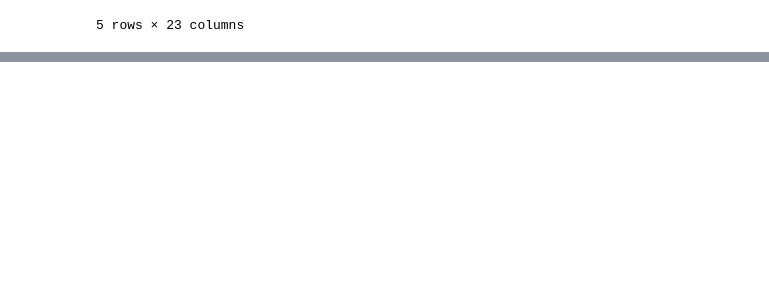
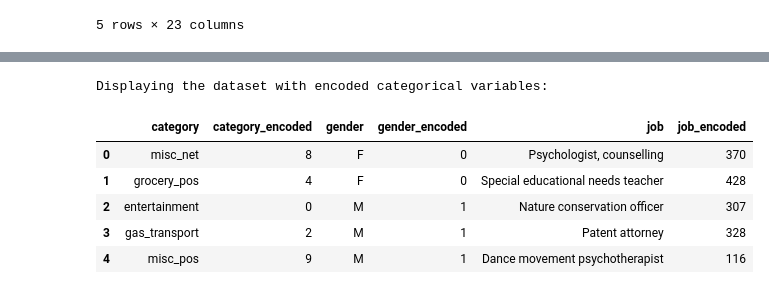
Before and after one commit to EDMMaster/FraudDetection, a Jupyter notebook: main.ipynb, the cells around one changed output, grey strips where cells are left out. Drawn from its saved outputs; the diff is of its cells as text; code cells hidden in the pictures; blank space fills up the shorter version.

```diff
--- a/main.ipynb
+++ b/main.ipynb
@@ -55,0 +65,12 @@ fraud_test_df.head()
+# %%
+from sklearn.preprocessing import LabelEncoder
+
+# Encoding categorical features
+label_encoder = LabelEncoder()
+fraud_train_df['category_encoded'] = label_encoder.fit_transform(fraud_train_df['category'])
+fraud_train_df['gender_encoded'] = label_encoder.fit_transform(fraud_train_df['gender'])
+fraud_train_df['job_encoded'] = label_encoder.fit_transform(fraud_train_df['job'])
+# Display the dataset to verify the new date-related columns
+print("\nDisplaying the dataset after extracting date features:")
+display(fraud_train_df[['trans_date_trans_time', 'transaction_year', 'transaction_month',
+                        'transaction_day', 'transaction_hour', 'transaction_dayofweek']].head())
@@ -55,0 +85,20 @@ fraud_test_df.head()
+# %%
+from sklearn.preprocessing import StandardScaler
+
+# Selecting numerical features to scale
+numerical_features = ['amt', 'lat', 'long', 'merch_lat', 'merch_long', 'city_pop']
+
+# Scaling numerical features
+scaler = StandardScaler()
+fraud_train_df[numerical_features] = scaler.fit_transform(fraud_train_df[numerical_features])
+# Display the dataset to verify the encoded columns
+print("\nDisplaying the dataset with encoded categorical variables:")
+display(fraud_train_df[['category', 'category_encoded', 'gender', 'gender_encoded', 'job', 'job_encoded']].head())
+# %% [output]
+Displaying the dataset with encoded categorical variables:
+|  | category | category_encoded | gender | gender_encoded | job | job_encoded |
+| 0 | misc_net | 8 | F | 0 | Psychologist, counselling | 370 |
+| 1 | grocery_pos | 4 | F | 0 | Special educational needs teacher | 428 |
+| 2 | entertainment | 0 | M | 1 | Nature conservation officer | 307 |
+| 3 | gas_transport | 2 | M | 1 | Patent attorney | 328 |
+| 4 | misc_pos | 9 | M | 1 | Dance movement psychotherapist | 116 |
```
Also changed, not shown: parts of 16 cells of this notebook.
